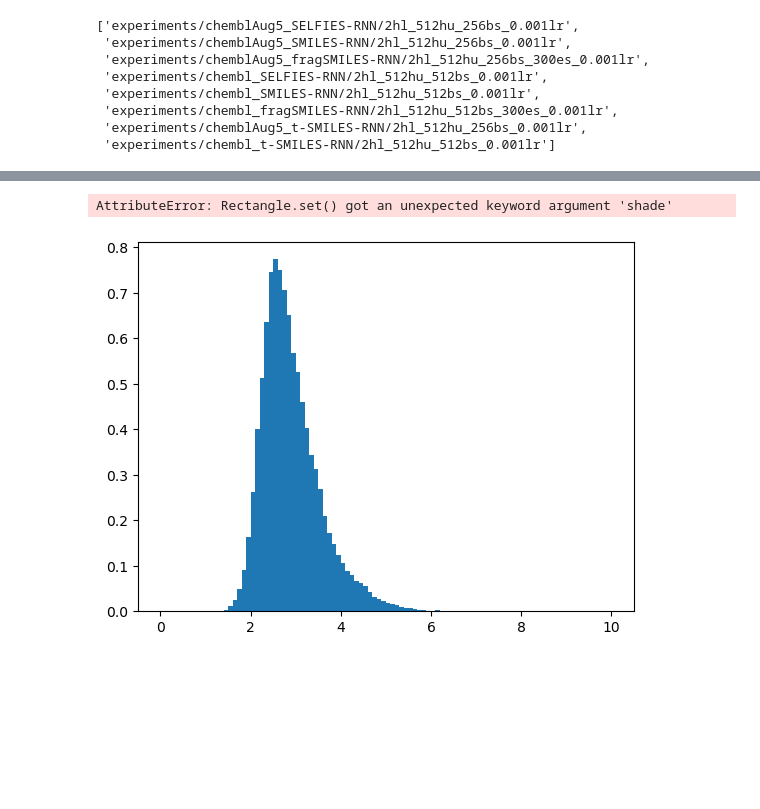
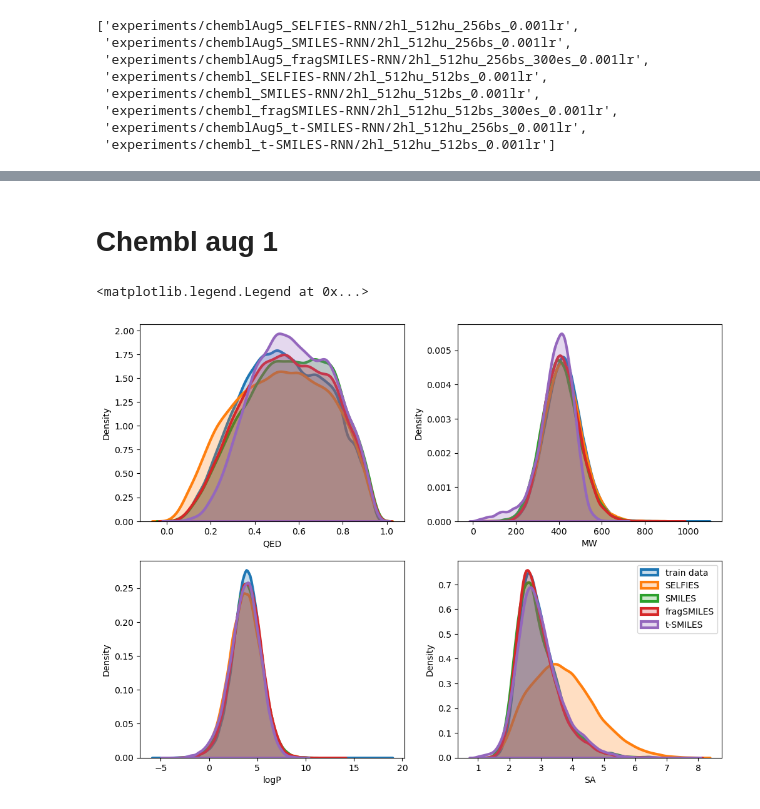
Before and after one commit to f48r1/fragsmiles, a Jupyter notebook: 09_densityDistributions.ipynb, the cells around one changed output, grey strips where cells are left out. Saved outputs shown, nothing was run; the diff lists cells and outputs as text; code cells hidden in the pictures; blank space fills up the shorter version.

```diff
--- a/09_densityDistributions.ipynb
+++ b/09_densityDistributions.ipynb
@@ -77,6 +52,29 @@ This will become an error in seaborn v0.14.0; please update your code.
-# %%
-plt.hist(ev.descriptors['SA'], density=True, range=(0,10), bins = 100, shade=True)
-plt.show()
-# %% [output]
-AttributeError: Rectangle.set() got an unexpected keyword argument 'shade'
-[figure, removed]
+# %%
+descriptors = [
+    'QED',
+    'MW',
+    'logP',
+    'SA',
+]
+# %% [markdown]
+# Chembl aug 1
+# %%
+fig, axes = plt.subplots(nrows=2, ncols=2, figsize=(12,9))
+
+
+for descriptor_name, ax in zip(descriptors, axes.flatten()):
+        sns.kdeplot(Evaluator.train_data['chembl'][descriptor_name],
+                fill=True, linewidth=3,
+                label='train data',
+                ax=ax
+                )
+        for notation, evaluator in evaluators_table.iloc[0].items():
+                sns.kdeplot(evaluator.descriptors[descriptor_name],
+                                fill=True, linewidth=3,
+                                label=notation,
+                                ax=ax
+                                )
+plt.legend()
+# %% [output]
+<matplotlib.legend.Legend at 0x...>
+[figure, added]
```
Also changed, not shown: parts of 14 cells of this notebook, 15 other files.
